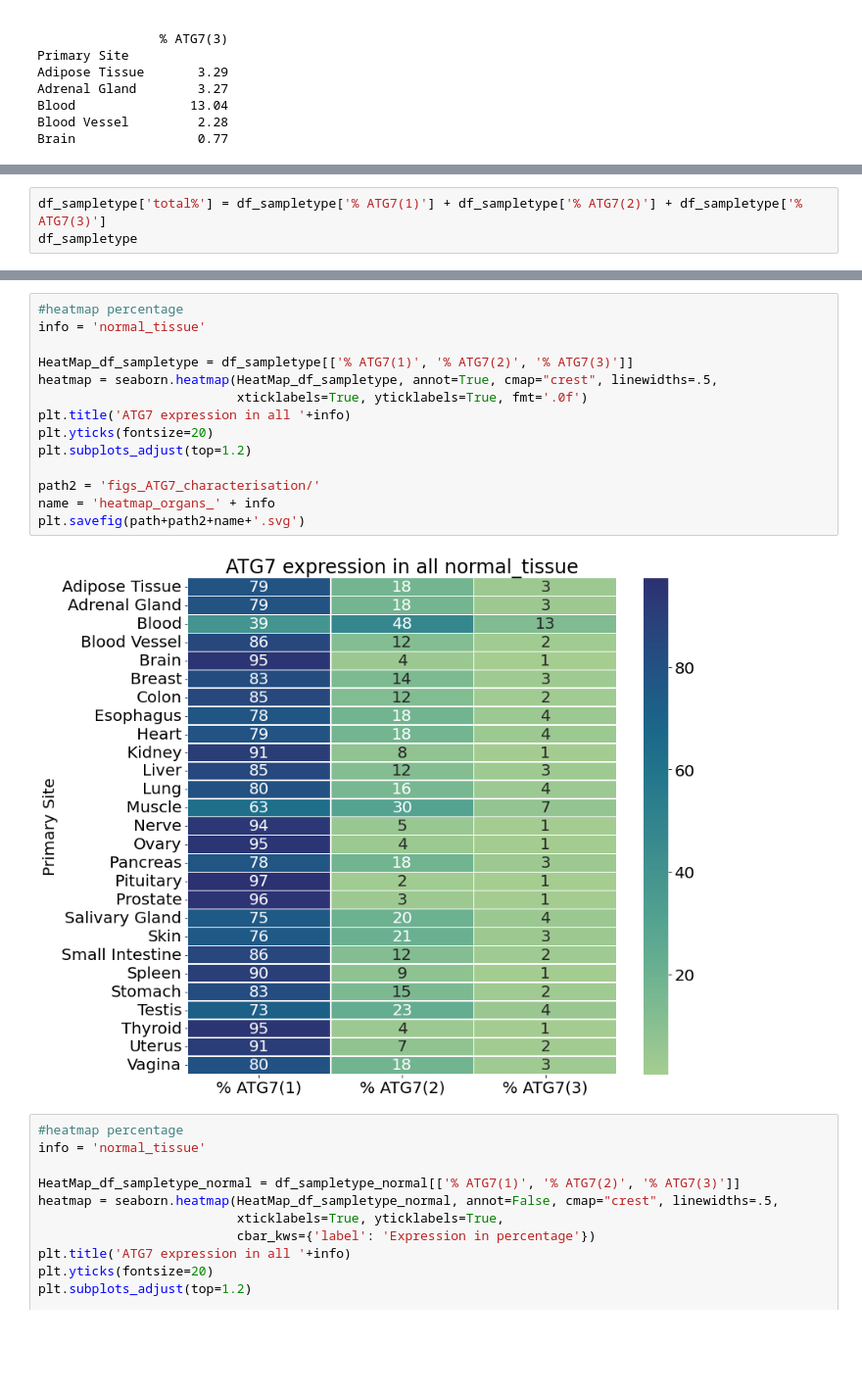
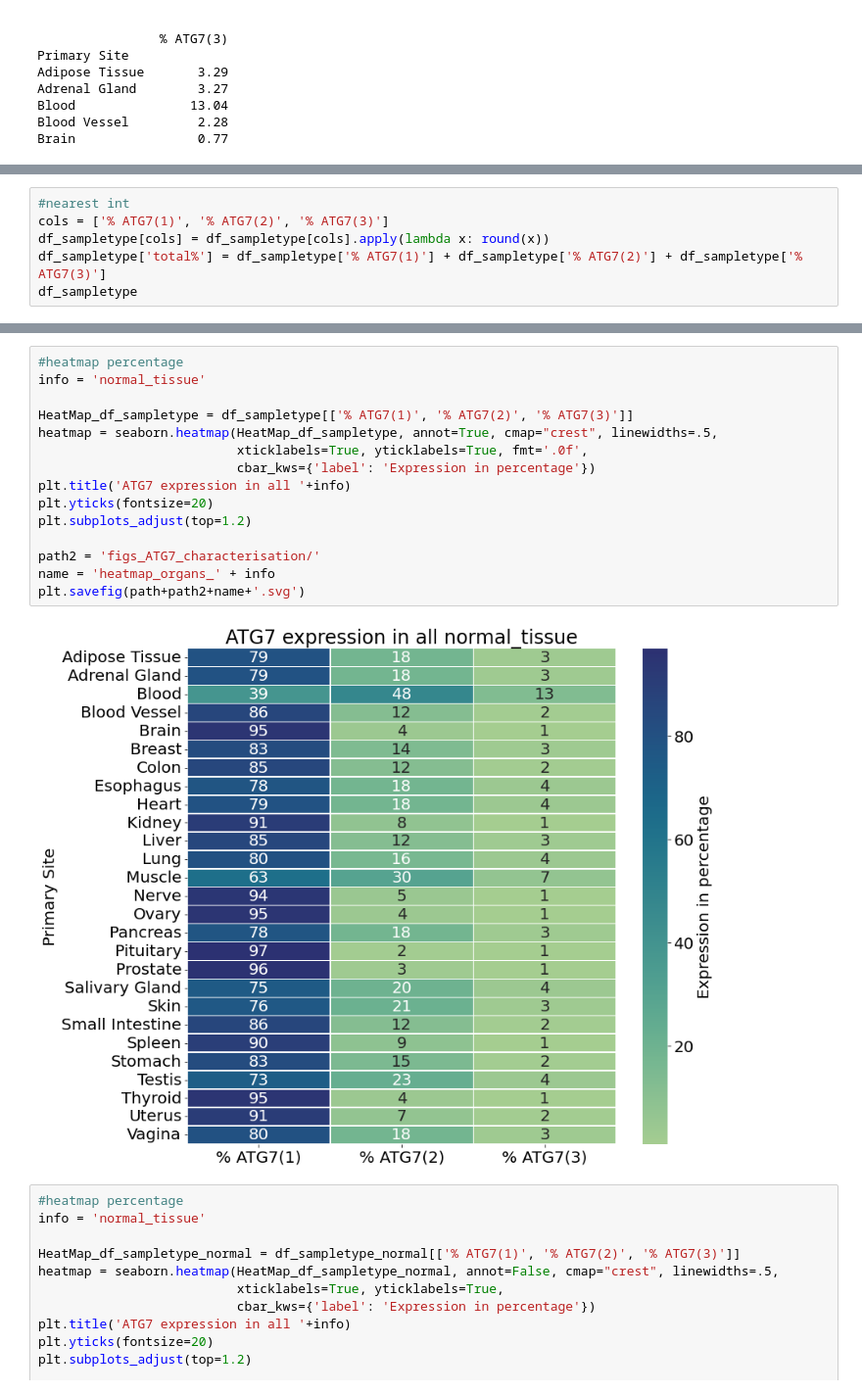
Before and after one commit to Keviosta/Article_short_isoform_ATG7_private, a Jupyter notebook: ATG7/atg7_all_tissue_analyse/ATG7 characterisation/Tissues_differences_ATG7_isoform_characterisation-only_normal.ipynb, the cells around one changed output, grey strips where cells are left out. Shown at 98% size. Drawn from its saved outputs; the diff is of its cells as text; blank space fills up the shorter version.

```diff
--- a/ATG7/atg7_all_tissue_analyse/ATG7 characterisation/Tissues_differences_ATG7_isoform_characterisation-only_normal.ipynb
+++ b/ATG7/atg7_all_tissue_analyse/ATG7 characterisation/Tissues_differences_ATG7_isoform_characterisation-only_normal.ipynb
@@ -143,4 +141,7 @@ df_sampletype.head(7)
 # %%
+#nearest int
+cols = ['% ATG7(1)', '% ATG7(2)', '% ATG7(3)']
+df_sampletype[cols] = df_sampletype[cols].apply(lambda x: round(x))
 df_sampletype['total%'] = df_sampletype['% ATG7(1)'] + df_sampletype['% ATG7(2)'] + df_sampletype['% ATG7(3)']
 df_sampletype
 # %% [output]
@@ -165,19 +166,20 @@ df_sampletype
 # %%
 #heatmap percentage
 info = 'normal_tissue'
 
 HeatMap_df_sampletype = df_sampletype[['% ATG7(1)', '% ATG7(2)', '% ATG7(3)']]
 heatmap = seaborn.heatmap(HeatMap_df_sampletype, annot=True, cmap="crest", linewidths=.5,
-                          xticklabels=True, yticklabels=True, fmt='.0f')
+                          xticklabels=True, yticklabels=True, fmt='.0f',
+                          cbar_kws={'label': 'Expression in percentage'})
 plt.title('ATG7 expression in all '+info)
 plt.yticks(fontsize=20)
 plt.subplots_adjust(top=1.2)
 
 path2 = 'figs_ATG7_characterisation/'
 name = 'heatmap_organs_' + info
 plt.savefig(path+path2+name+'.svg')
 # %% [output]
-[figure, old version]
+[figure, new version]
 # %%
 #heatmap percentage
 info = 'normal_tissue'
```
Also changed, not shown: parts of 3 cells of this notebook, 1 other file.
